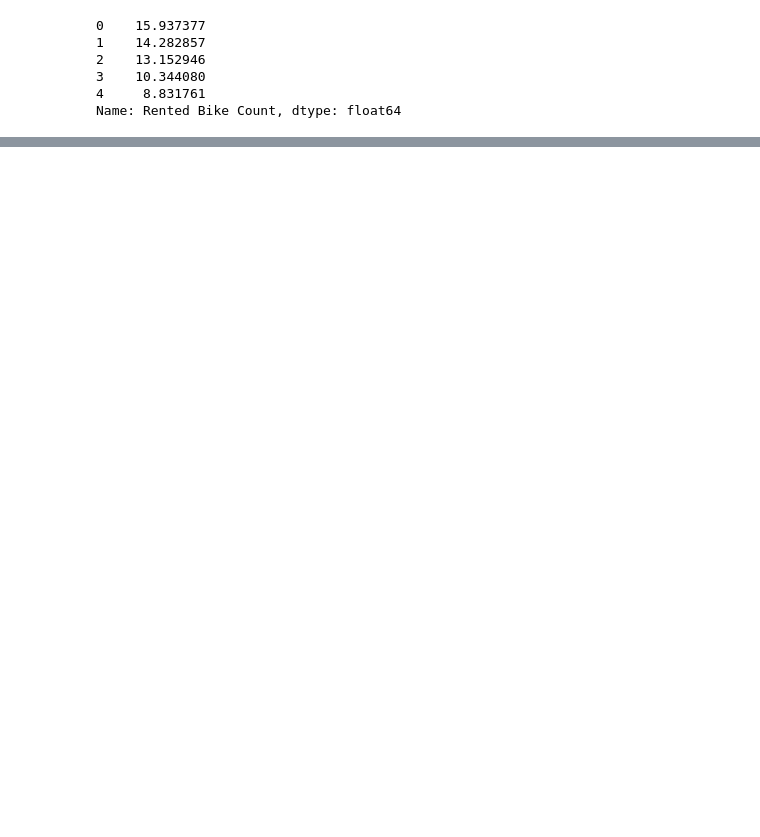
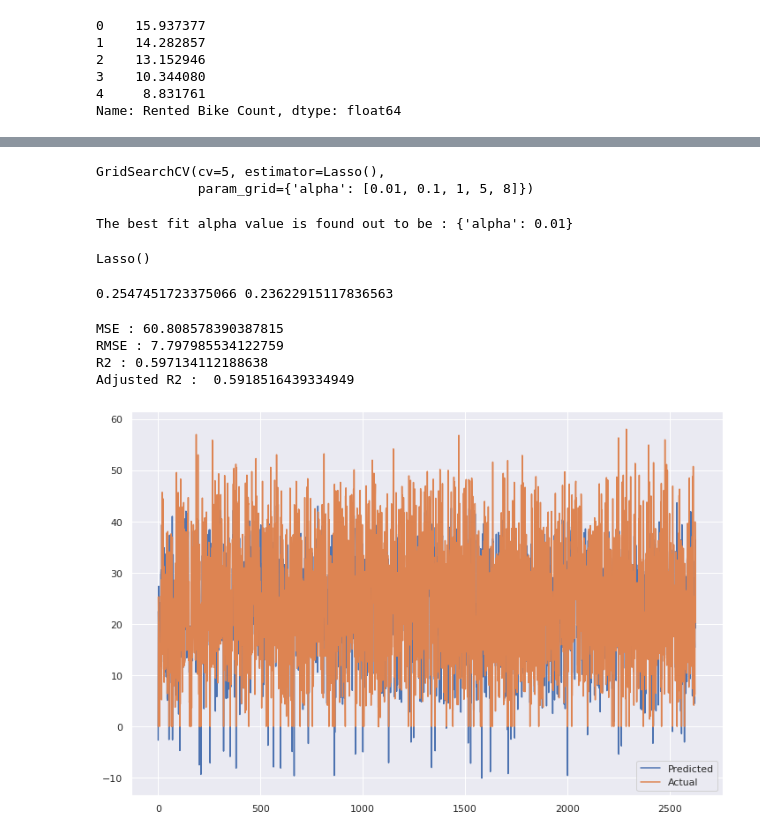
Before and after one commit to praveenbejo95/Bike-sharing-demand-prediction-ML-regression-project-, a Jupyter notebook: Bike_Sharing_Demand_Prediction(Pravin_notebook)_Capstone_Project.ipynb, the cells around one changed output, grey strips where cells are left out. Drawn from its saved outputs; the diff is of its cells as text; code cells hidden in the pictures; blank space fills up the shorter version.

```diff
--- a/Bike_Sharing_Demand_Prediction(Pravin_notebook)_Capstone_Project.ipynb
+++ b/Bike_Sharing_Demand_Prediction(Pravin_notebook)_Capstone_Project.ipynb
@@ -806,0 +883,56 @@ X_test = scaler.transform(X_test)
+# %%
+### Cross validation ###
+
+from sklearn.linear_model import Lasso
+from sklearn.model_selection import GridSearchCV
+lasso = Lasso()
+parameters = {'alpha': [0.01, 0.1, 1, 5, 8]}
+lasso_regressor = GridSearchCV(lasso, parameters, cv=5)
+lasso_regressor.fit(X_train, y_train)
+# %% [output]
+GridSearchCV(cv=5, estimator=Lasso(),
+             param_grid={'alpha': [0.01, 0.1, 1, 5, 8]})
+# %%
+# getting best parameters
+
+print("The best fit alpha value is found out to be :" ,lasso_regressor.best_params_)
+# %% [output]
+The best fit alpha value is found out to be : {'alpha': 0.01}
+# %%
+# Fit the Lasso model
+lasso.fit(X_train, y_train)
+# %% [output]
+Lasso()
+# %%
+# Create the model score
+print(lasso.score(X_test, y_test), lasso.score(X_train, y_train))
+# %% [output]
+0.2547451723375066 0.23622915117836563
+# %%
+Y_pred_lasso = lasso_regressor.predict(X_test)
+# %%
+# different metrics used
+
+MSE  = mean_squared_error(y_test,Y_pred_lasso)
+print("MSE :" , MSE)
+
+RMSE = np.sqrt(MSE)
+print("RMSE :" ,RMSE)
+
+r2_lasso_test = r2_score(y_test,Y_pred_lasso)
+print("R2 :" ,r2_lasso_test)
+print("Adjusted R2 : ",1-(1-r2_score(y_test,Y_pred_lasso))*((X_test.shape[0]-1)/(X_test.shape[0]-X_test.shape[1]-1)))
+# %% [output]
+MSE : 60.808578390387815
+RMSE : 7.797985534122759
+R2 : 0.597134112188638
+Adjusted R2 :  0.5918516439334949
+# %%
+#Plot the figure
+plt.figure(figsize=(12,8))
+plt.plot(np.array(Y_pred_lasso))
+plt.plot(np.array((y_test)))
+plt.legend(["Predicted","Actual"])
+plt.show()
+# %% [output]
+[figure, added]
```
Also changed, not shown: parts of 19 cells of this notebook.
